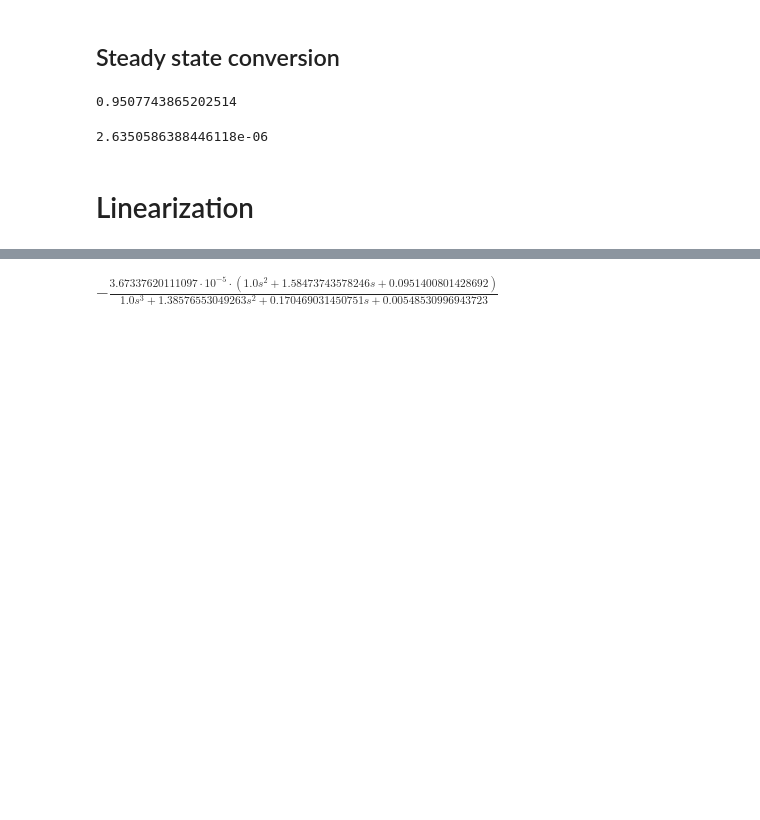
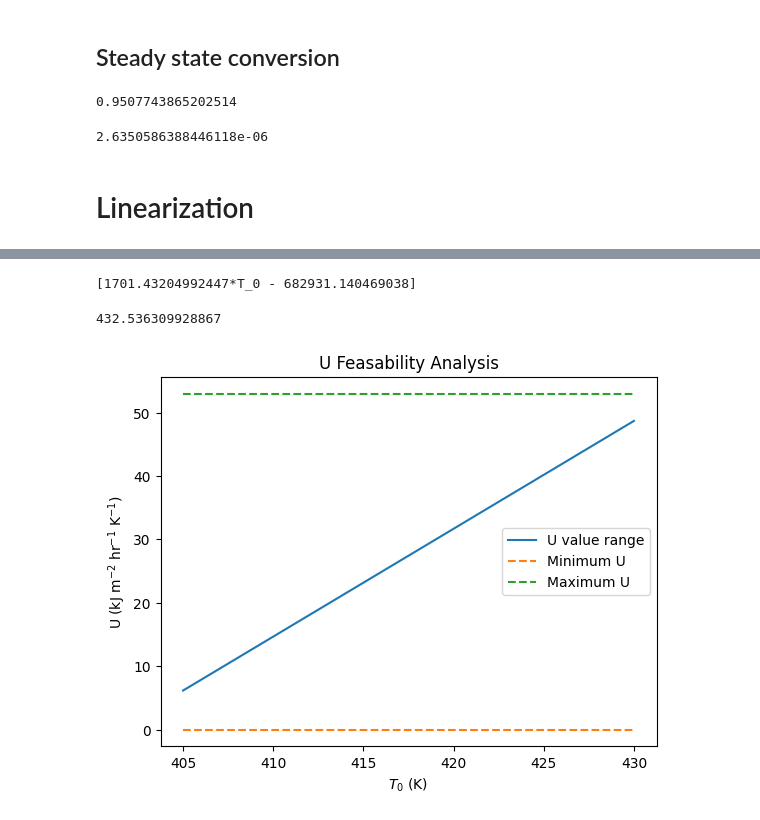
Before and after one commit to nibhscripta/461-Project, a Jupyter notebook: state_space.ipynb, the cells around one changed output, grey strips where cells are left out. Cells and saved outputs as stored; diff of their text form; code cells hidden in the pictures; blank space fills up the shorter version.

```diff
--- a/state_space.ipynb
+++ b/state_space.ipynb
@@ -174,5 +163,0 @@ $$G(s)=c\left(sI-A\right)^{-1}+d$$
-# %%
-# Trandfer function
-(c * (s * sympy.matrices.eye(3) - A)**-1 * b + sympy.matrices.Matrix([d]))[0]
-# %% [output]
-$\displaystyle - \frac{3.67337620111097 \cdot 10^{-5} \cdot \left(1.0 s^{2} + 1.58473743578246 s + 0.0951400801428692\right)}{1.0 s^{3} + 1.38576553049263 s^{2} + 0.170469031450751 s + 0.00548530996943723}$
@@ -218,3 +219,25 @@ system_parameter_dict = {
 # %%
 with open('system_parameter_dict.json', 'w') as _write_file:
     json.dump(system_parameter_dict, _write_file, indent=4)
+# %%
+solve(Eq(0, f_T.subs({C_A: C_As, C_S: C_Ss, T: T_s})), U)
+# %% [output]
+[1701.43204992447*T_0 - 682931.140469038]
+# %%
+U_of_T_0 = lambda T_0: 1701.43204992447 * T_0 - 682931.140469038
+
+T_0_range = np.linspace(410-5, 410+20, 100)
+
+plt.plot(T_0_range, U_of_T_0(T_0_range)/1e3, label="U value range")
+plt.plot(T_0_range, np.zeros(T_0_range.shape[0]), '--', label="Minimum U")
+plt.plot(T_0_range, 53*np.ones(T_0_range.shape[0]), '--', label="Maximum U")
+plt.xlabel(r"$T_0$ (K)")
+plt.ylabel(r"U (kJ m$^{-2}$ hr$^{-1}$ K$^{-1}$)")
+plt.legend()
+plt.title("U Feasability Analysis")
+
+largest_T_0 = fsolve(lambda T: U_of_T_0(T) - 53e3, [430])[0]
+largest_T_0
+# %% [output]
+432.536309928867
+[figure, added]
```
Also changed, not shown: parts of 4 cells of this notebook, 5 other files.
